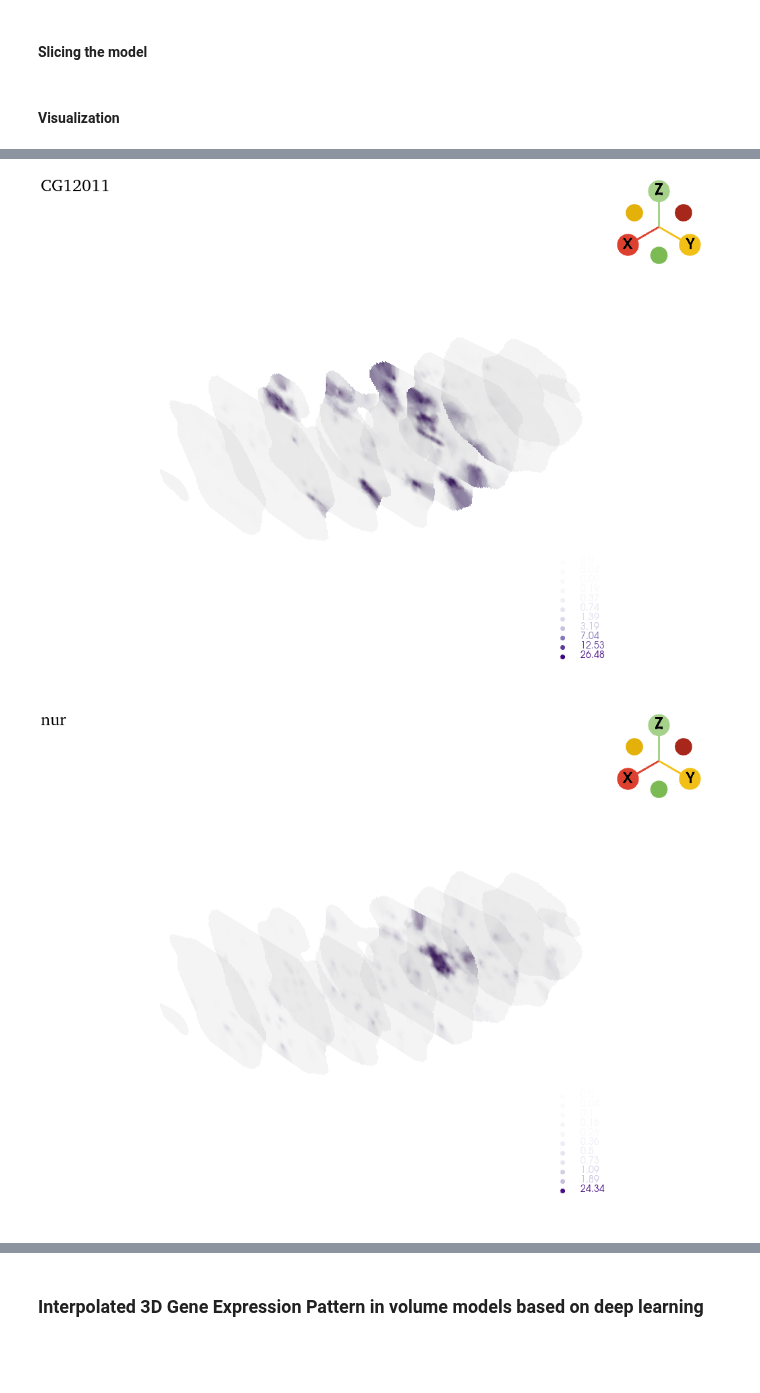
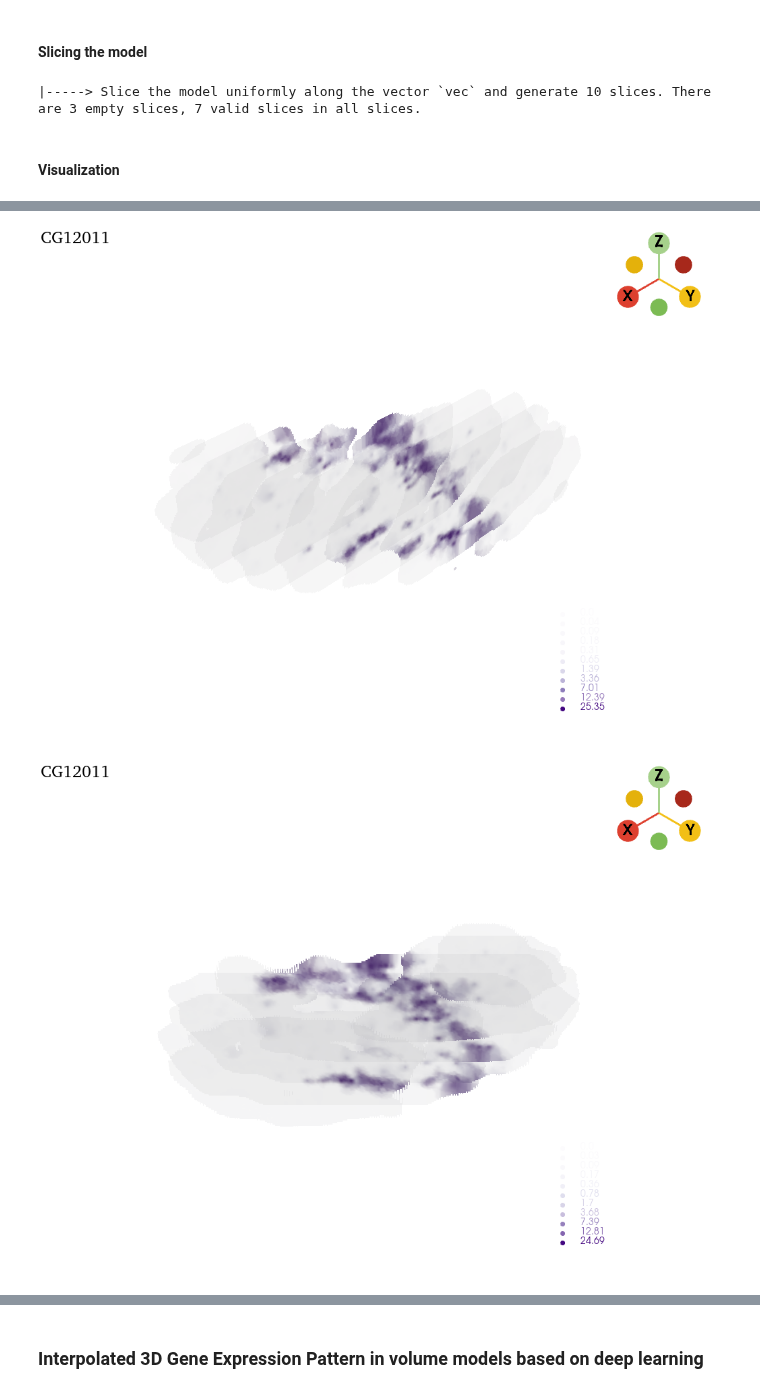
Before and after one commit to aristoteleo/spateo-notebooks, a Jupyter notebook: three_dims_reconstruction/6_gene_expression_pattern_in_3D.ipynb, the cells around one changed output, grey strips where cells are left out. Cells and saved outputs as stored; diff of their text form; code cells hidden in the pictures; blank space fills up the shorter version.

```diff
--- a/three_dims_reconstruction/6_gene_expression_pattern_in_3D.ipynb
+++ b/three_dims_reconstruction/6_gene_expression_pattern_in_3D.ipynb
@@ -101,8 +99,19 @@ slices_model = st.tdr.three_d_slice(model=interpolate_voxel, axis="x", n_slices=
+# %%
+slices_model_x = st.tdr.three_d_slice(model=interpolate_voxel, axis="x", n_slices=10, method="axis")
+slices_model_y = st.tdr.three_d_slice(model=interpolate_voxel, axis="y", n_slices=10, method="axis")
+slices_model_vec, _, _ = st.tdr.three_d_slice(model=interpolate_voxel,  n_slices=10, method="line", vec=(1, 1, 0))
+slices_model_o = st.tdr.three_d_slice(model=interpolate_voxel, method="orthogonal")
+# %% [output]
+|-----> Slice the model uniformly along the vector `vec` and generate 10 slices. There are 3 empty slices, 7 valid slices in all slices.
 # %% [markdown]
 #### Visualization
 # %%
-for gene in marker_genes:
-    st.pl.three_d_plot(model=slices_model, key=gene, jupyter="static", off_screen=True, text=gene, text_size=10)
-    st.pl.three_d_plot(model=slices_model, key=gene, jupyter=False, off_screen=True,
-                       filename=os.path.join(save_cellbin_tdr_image_folder, f"{gene}_shepard_kernel_slicing.tiff"))
+# for gene in marker_genes:
+#    st.pl.three_d_plot(model=slices_model, key=gene, jupyter="static", off_screen=True, text=gene, text_size=10)
+#    st.pl.three_d_plot(model=slices_model, key=gene, jupyter=False, off_screen=True,
+#                       filename=os.path.join(save_cellbin_tdr_image_folder, f"{gene}_shepard_kernel_slicing.tiff"))
+st.pl.three_d_plot(model=slices_model_x, key="CG12011", jupyter="static", off_screen=True, text="CG12011", text_size=10)
+st.pl.three_d_plot(model=slices_model_y, key="CG12011", jupyter="static", off_screen=True, text="CG12011", text_size=10)
+st.pl.three_d_plot(model=slices_model_vec, key="CG12011", jupyter="static", off_screen=True, text="CG12011", text_size=10)
+st.pl.three_d_plot(model=slices_model_o, key="CG12011", jupyter="static", off_screen=True, text="CG12011", text_size=10)
 # %% [output]
@@ -110,2 +119,2 @@ for gene in marker_genes:
-[figure, old version]
+[figure, new version]
-[figure, old version]
+[figure, new version]
```
Also changed, not shown: parts of 2 cells of this notebook.
